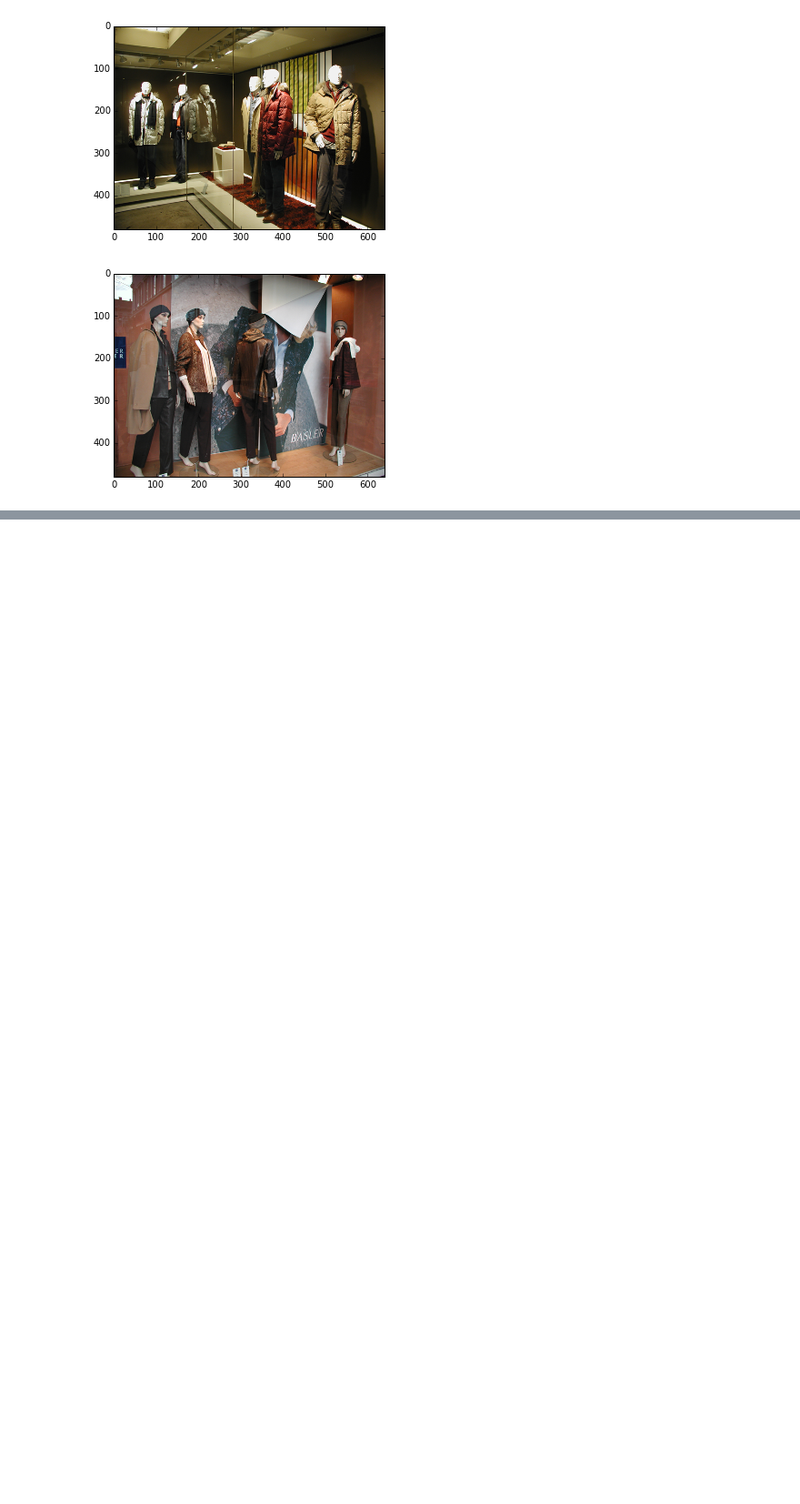
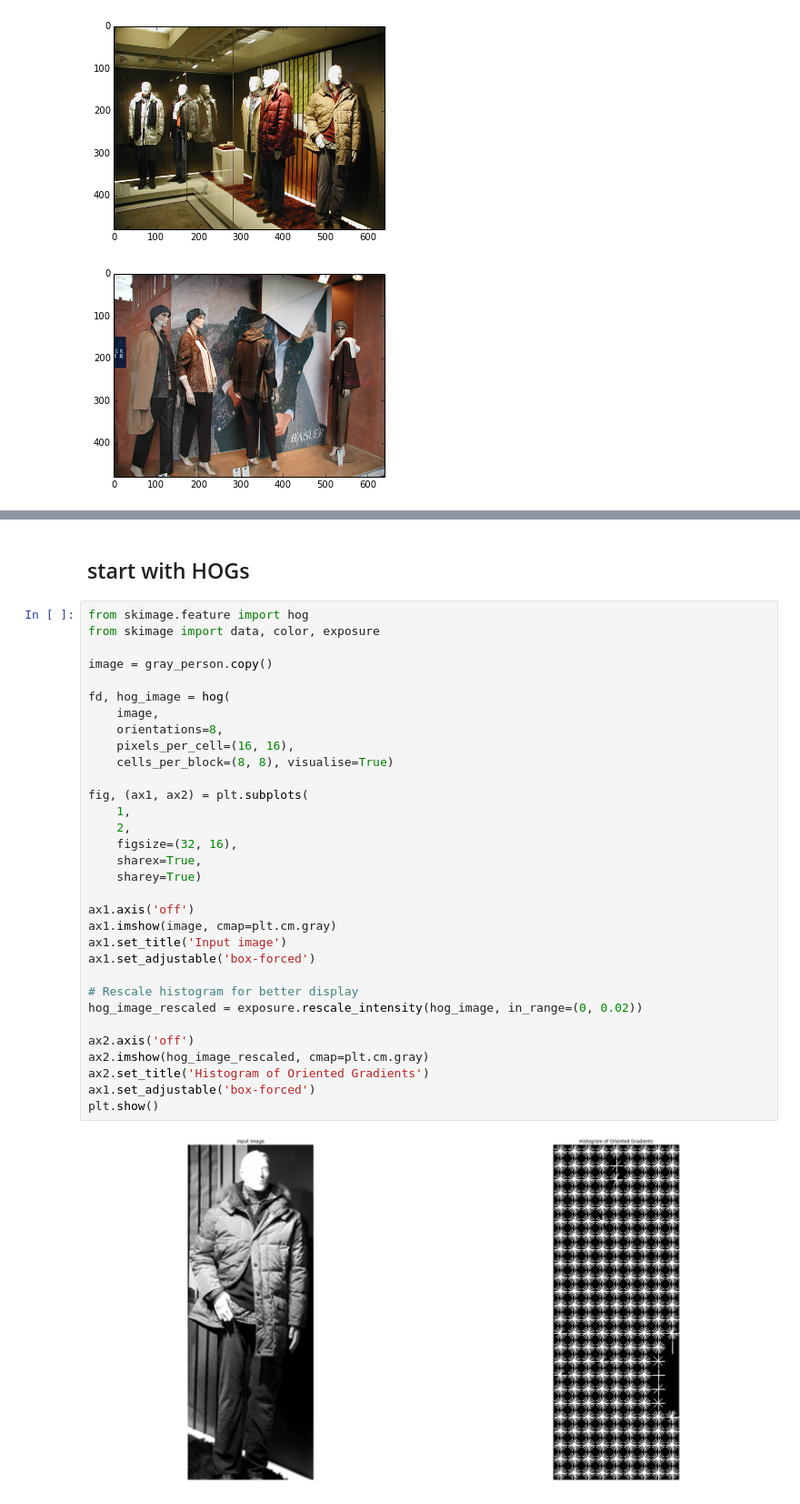
Before and after one commit to justayak/computer_vision_ws2015, a Jupyter notebook: u05/HOGs.ipynb, the cells around one changed output, grey strips where cells are left out. Shown at 91% size. Saved outputs shown, nothing was run; the diff lists cells and outputs as text; blank space fills up the shorter version.

```diff
--- a/u05/HOGs.ipynb
+++ b/u05/HOGs.ipynb
@@ -62,3 +69,39 @@ plt.imshow(Sob, cmap=plt.get_cmap('gray'))
 # %% [output]
 <matplotlib.image.AxesImage at 0x...>
 [figure]
+# %% [markdown]
+## start with HOGs
+# %%
+from skimage.feature import hog
+from skimage import data, color, exposure
+
+image = gray_person.copy()
+
+fd, hog_image = hog(
+    image,
+    orientations=8,
+    pixels_per_cell=(16, 16),
+    cells_per_block=(8, 8), visualise=True)
+
+fig, (ax1, ax2) = plt.subplots(
+    1,
+    2,
+    figsize=(32, 16),
+    sharex=True,
+    sharey=True)
+
+ax1.axis('off')
+ax1.imshow(image, cmap=plt.cm.gray)
+ax1.set_title('Input image')
+ax1.set_adjustable('box-forced')
+
+# Rescale histogram for better display
+hog_image_rescaled = exposure.rescale_intensity(hog_image, in_range=(0, 0.02))
+
+ax2.axis('off')
+ax2.imshow(hog_image_rescaled, cmap=plt.cm.gray)
+ax2.set_title('Histogram of Oriented Gradients')
+ax1.set_adjustable('box-forced')
+plt.show()
+# %% [output]
+[figure, added]
```
Also changed, not shown: parts of 4 cells of this notebook.
